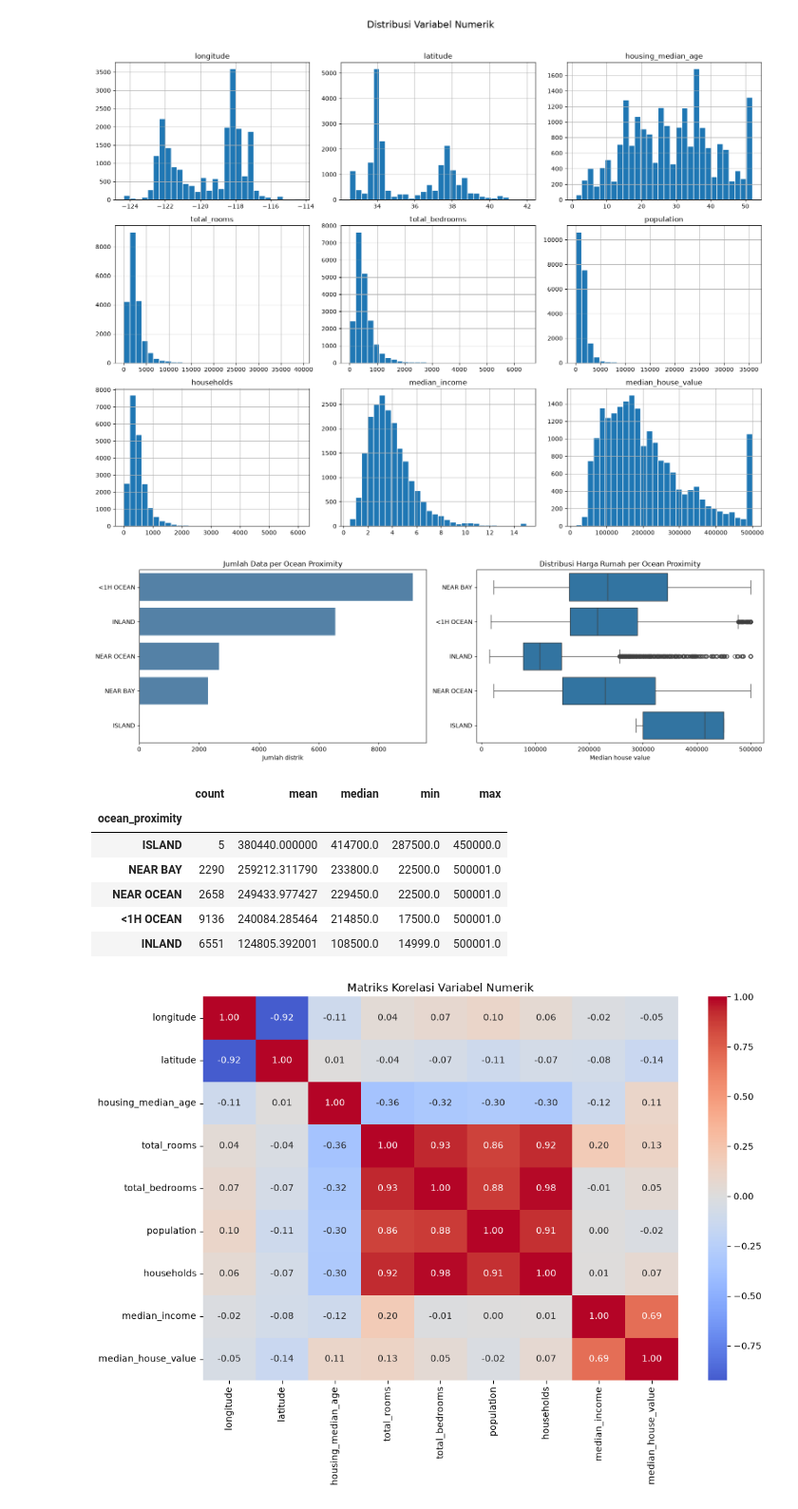
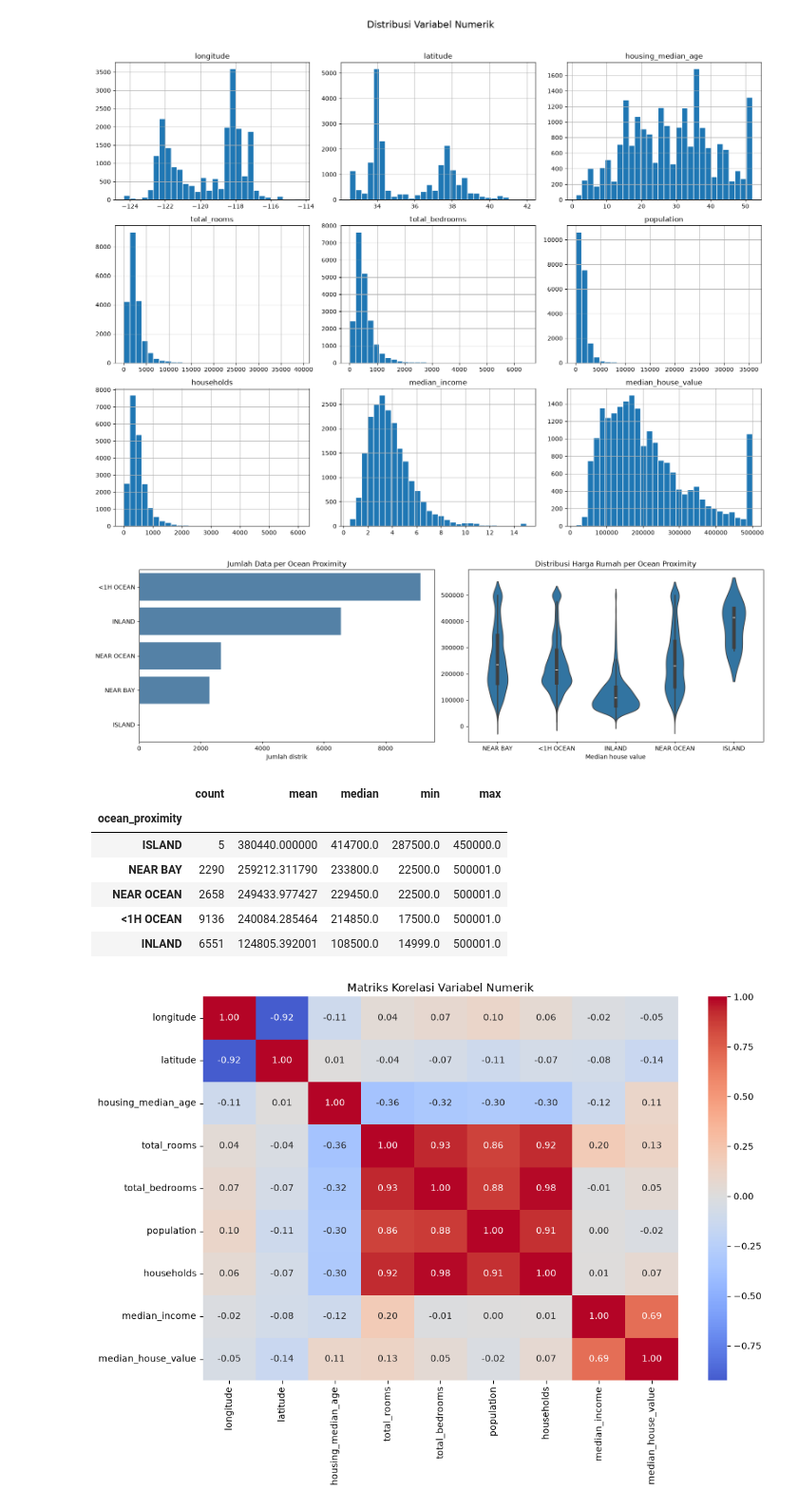
Before and after one commit to JuanRaphael/AgenPropertiLodan, a Jupyter notebook: notebooks/data_engineering.ipynb, the cells around one changed output. Shown at 95% size. Cells and saved outputs as stored; diff of their text form; code cells hidden in the pictures.

```diff
--- a/notebooks/data_engineering.ipynb
+++ b/notebooks/data_engineering.ipynb
@@ -123,24 +125,32 @@ plt.show()
 # %%
 # Distribusi kategori dan harga rata-rata per kategori
 category_counts = raw_data["ocean_proximity"].value_counts().sort_values(ascending=False)
 fig, axes = plt.subplots(1, 2, figsize=(16, 5))
+
 sns.barplot(x=category_counts.values, y=category_counts.index, ax=axes[0], color="steelblue")
 axes[0].set_title("Jumlah Data per Ocean Proximity")
 axes[0].set_xlabel("Jumlah distrik")
 axes[0].set_ylabel("")
-sns.boxplot(data=raw_data, x="median_house_value", y="ocean_proximity", ax=axes[1])
+
+sns.violinplot(
+    data=raw_data,
+    y="median_house_value",
+    x="ocean_proximity",
+    ax=axes[1]
+)
 axes[1].set_title("Distribusi Harga Rumah per Ocean Proximity")
 axes[1].set_xlabel("Median house value")
 axes[1].set_ylabel("")
 plt.tight_layout()
 plt.show()
+
 display(
     raw_data.groupby("ocean_proximity")["median_house_value"]
     .agg(["count", "mean", "median", "min", "max"])
     .sort_values("mean", ascending=False)
 )
 # %% [output]
-[figure, old version]
+[figure, new version]
 |  | count | mean | median | min | max |
 | ocean_proximity |  |  |  |  |  |
 | ISLAND | 5 | 380440.000000 | 414700.0 | 287500.0 | 450000.0 |
```
Also changed, not shown: parts of 12 cells of this notebook, 1 other file.
